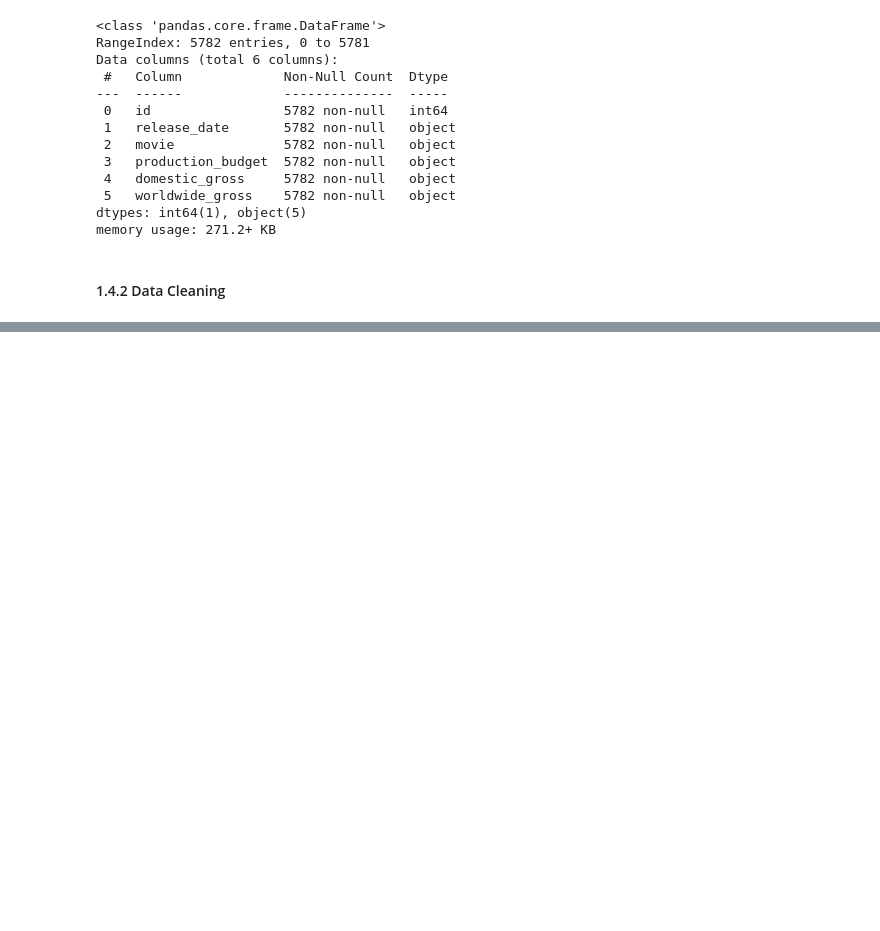
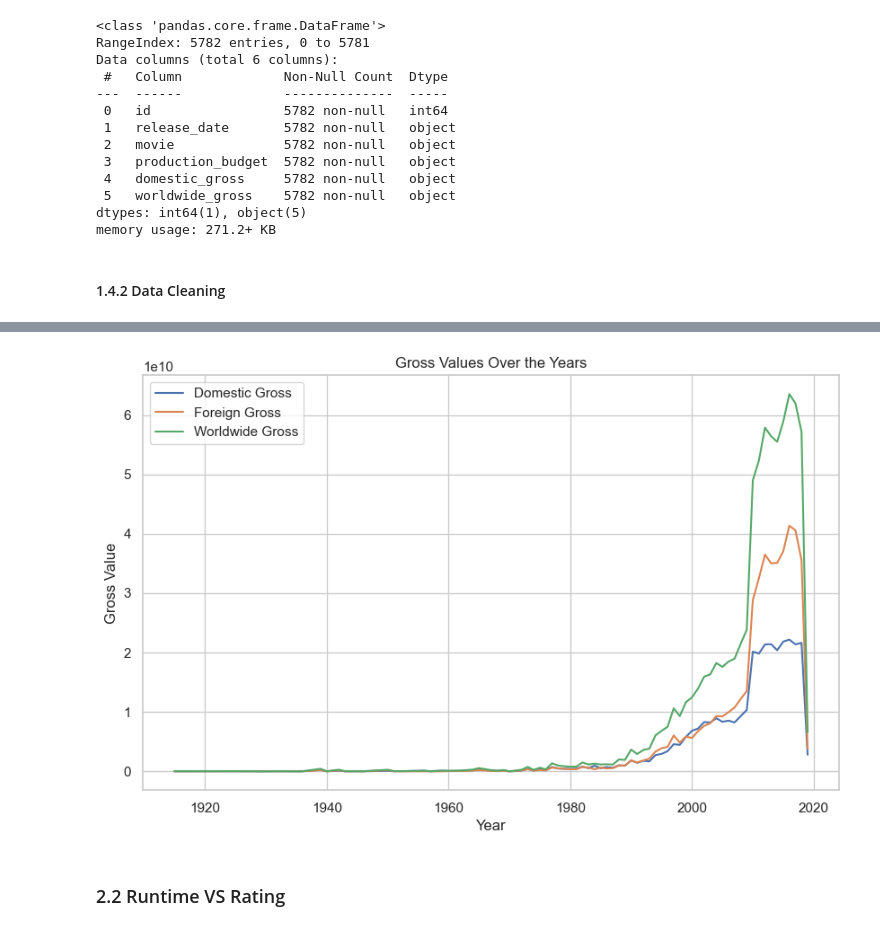
Before and after one commit to gregorymikuro/Microsoft-Box-Office-Movie-Studio-EDA-Project, a Jupyter notebook: student.ipynb, the cells around one changed output, grey strips where cells are left out. Drawn from its saved outputs; the diff is of its cells as text; code cells hidden in the pictures; blank space fills up the shorter version.

Commit message:
Complete Data Modelling and Visualisation

```diff
--- a/student.ipynb
+++ b/student.ipynb
@@ -113,6 +113,9 @@ cleaned_bom_df['foreign_gross'] = cleaned_bom_df['foreign_gross'].astype(int)
 # Reset the index of the DataFrame
 cleaned_bom_df.reset_index(drop=True, inplace=True)
 
+cleaned_bom_df = cleaned_bom_df[(cleaned_bom_df['domestic_gross'] != 0) & (cleaned_bom_df['foreign_gross'] != 0)]
+
+
 # Display the first 5 rows of the cleaned DataFrame
 cleaned_bom_df
 # %% [output]
@@ -692,0 +764,10 @@ memory usage: 271.2+ KB
+# %%
+# Create a new dataframe 'bom_performance_df' with the columns 'year', 'domestic_gross', 'foreign_gross', 'worldwide_gross', and 'title'
+
+bom_performance_df = cleaned_bom_df[['year', 'domestic_gross', 'foreign_gross', 'worldwide_gross', 'title']].copy()
+
+# correct the 'year' column to only contain the year
+bom_performance_df['year'] = pd.to_datetime(bom_performance_df['year'], format='%Y').dt.year
+
+# Display the first and last 5 rows of the DataFrame
+bom_performance_df
@@ -692,0 +854,7 @@ memory usage: 271.2+ KB
+# %%
+
+# Concatenate the two dataframes vertically
+performance_df = pd.concat([bom_performance_df, tn_performance_df], ignore_index=True)
+
+# Display the combined dataframe
+performance_df
@@ -692,0 +875,6 @@ memory usage: 271.2+ KB
+# %%
+# Group by 'year' and calculate the sum of the gross values
+gross_per_year_df = performance_df.groupby('year')[['domestic_gross', 'foreign_gross', 'worldwide_gross']].sum()
+
+# Display the new DataFrame
+gross_per_year_df
@@ -692,0 +896,23 @@ memory usage: 271.2+ KB
+# %%
+
+
+# Create a line plot for each gross value
+plt.figure(figsize=(10, 6))
+plt.plot(gross_per_year_df.index, gross_per_year_df['domestic_gross'], label='Domestic Gross')
+plt.plot(gross_per_year_df.index, gross_per_year_df['foreign_gross'], label='Foreign Gross')
+plt.plot(gross_per_year_df.index, gross_per_year_df['worldwide_gross'], label='Worldwide Gross')
+
+# Add title and labels
+plt.title('Gross Values Over the Years')
+plt.xlabel('Year')
+plt.ylabel('Gross Value')
+
+# Add a legend
+plt.legend()
+
+# Display the plot
+plt.show()
+# %% [output]
+[figure, added]
+# %% [markdown]
+### 2.2 Runtime VS Rating
```
Also changed, not shown: parts of 62 cells of this notebook.
